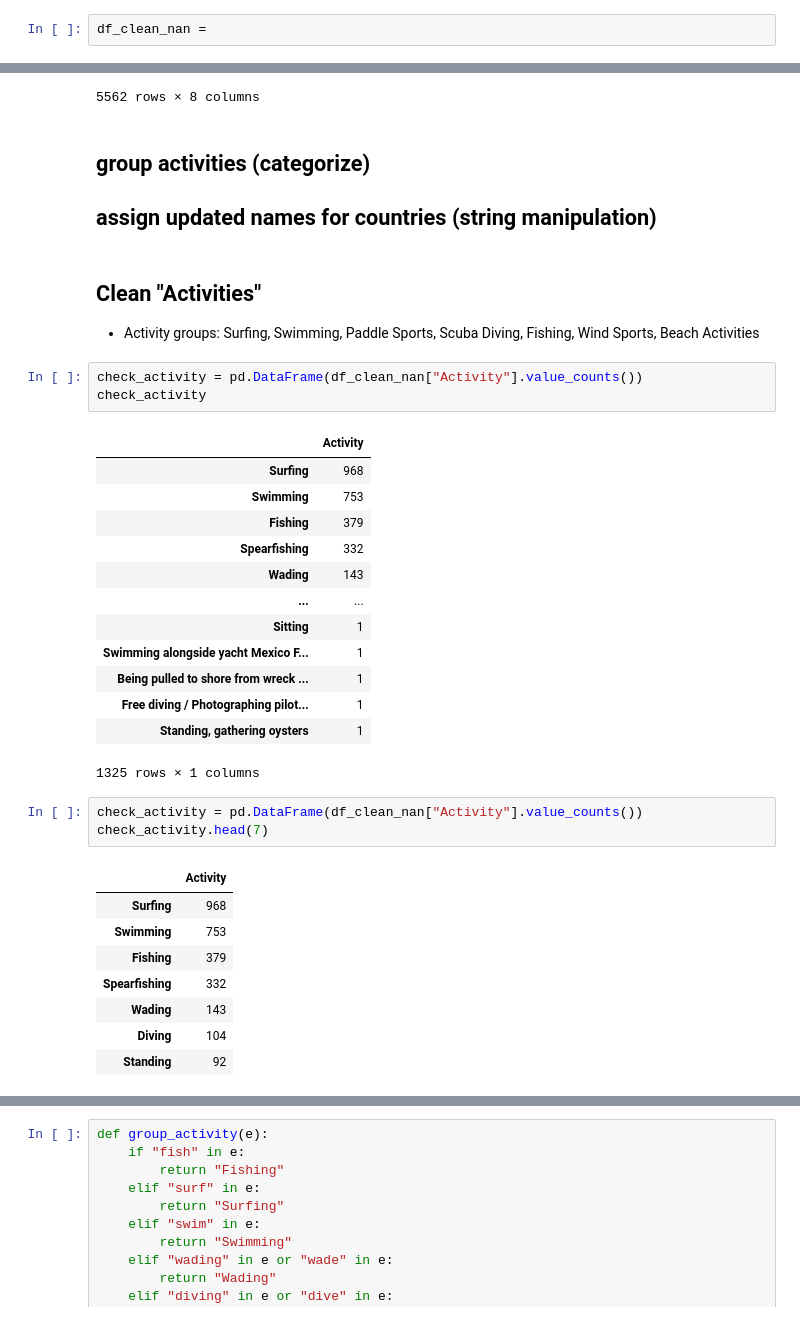
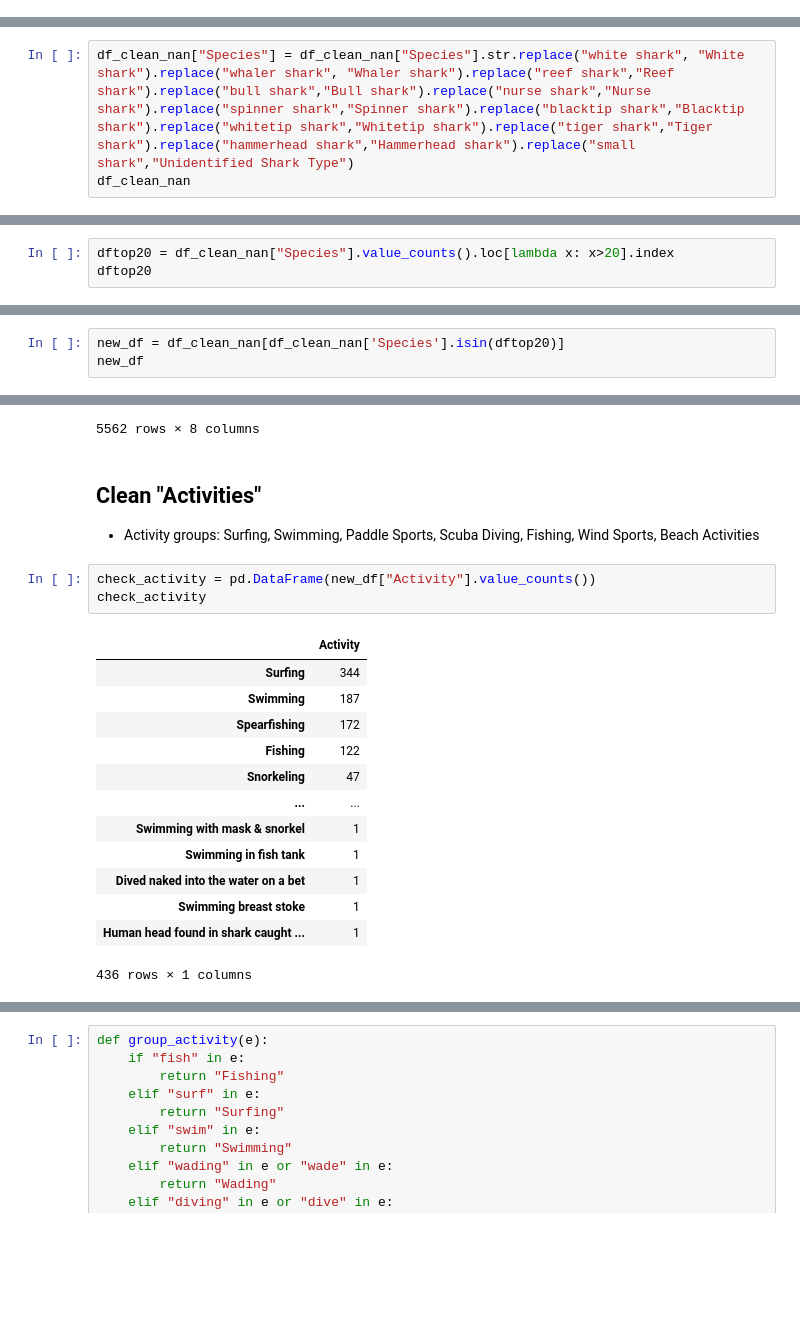
Before and after one commit to Hugocodesdude/Project_1, a Jupyter notebook: Project_1_Cleaning.ipynb, the cells around one changed output, grey strips where cells are left out. Drawn from its saved outputs; the diff is of its cells as text; blank space fills up the shorter version.

```diff
--- a/Project_1_Cleaning.ipynb
+++ b/Project_1_Cleaning.ipynb
@@ -562,2 +534,0 @@ SyntaxError: unexpected EOF while parsing (1994828924.py, line 1)
-# %%
-df_clean_nan =
@@ -722,0 +701,3 @@ list(df_clean_nan["Species"])
+# %%
+df_clean_nan["Species"] = df_clean_nan["Species"].str.replace("white shark", "White shark").replace("whaler shark", "Whaler shark").replace("reef shark","Reef shark").replace("bull shark","Bull shark").replace("nurse shark","Nurse shark").replace("spinner shark","Spinner shark").replace("blacktip shark","Blacktip shark").replace("whitetip shark","Whitetip shark").replace("tiger shark","Tiger shark").replace("hammerhead shark","Hammerhead shark").replace("small shark","Unidentified Shark Type")
+df_clean_nan
@@ -722,0 +751,3 @@ list(df_clean_nan["Species"])
+# %%
+dftop20 = df_clean_nan["Species"].value_counts().loc[lambda x: x>20].index
+dftop20
@@ -722,0 +761,3 @@ list(df_clean_nan["Species"])
+# %%
+new_df = df_clean_nan[df_clean_nan['Species'].isin(dftop20)]
+new_df
@@ -736,40 +849,24 @@ df_clean_nan
 | 5562 | NaN | 1900 | USA | NaN | M | NaN | N | NaN |
 | 5563 | NaN | 1900 | SOUTH AFRICA | Swimming | M | NaN | N | NaN |
 5562 rows × 8 columns
-# %% [markdown]
-## group activities (categorize)
-
-## assign updated names for countries (string manipulation)
 # %% [markdown]
 ## Clean "Activities"
 
 - Activity groups: Surfing, Swimming, Paddle Sports, Scuba Diving, Fishing, Wind Sports, Beach Activities
 # %%
-check_activity = pd.DataFrame(df_clean_nan["Activity"].value_counts())
+check_activity = pd.DataFrame(new_df["Activity"].value_counts())
 check_activity
 # %% [output]
 |  | Activity |
-| Surfing | 968 |
-| Swimming | 753 |
-| Fishing | 379 |
-| Spearfishing | 332 |
-| Wading | 143 |
+| Surfing | 344 |
+| Swimming | 187 |
+| Spearfishing | 172 |
+| Fishing | 122 |
+| Snorkeling | 47 |
 | ... | ... |
-| Sitting | 1 |
-| Swimming alongside yacht Mexico F... | 1 |
-| Being pulled to shore from wreck ... | 1 |
-| Free diving / Photographing pilot... | 1 |
-| Standing, gathering oysters | 1 |
+| Swimming with mask & snorkel | 1 |
+| Swimming in fish tank | 1 |
+| Dived naked into the water on a bet | 1 |
+| Swimming breast stoke | 1 |
+| Human head found in shark caught ... | 1 |
-1325 rows × 1 columns
+436 rows × 1 columns
-# %%
-check_activity = pd.DataFrame(df_clean_nan["Activity"].value_counts())
-check_activity.head(7)
-# %% [output]
-|  | Activity |
-| Surfing | 968 |
-| Swimming | 753 |
-| Fishing | 379 |
-| Spearfishing | 332 |
-| Wading | 143 |
-| Diving | 104 |
-| Standing | 92 |
```
Also changed, not shown: parts of 30 cells of this notebook, 2 other files.
